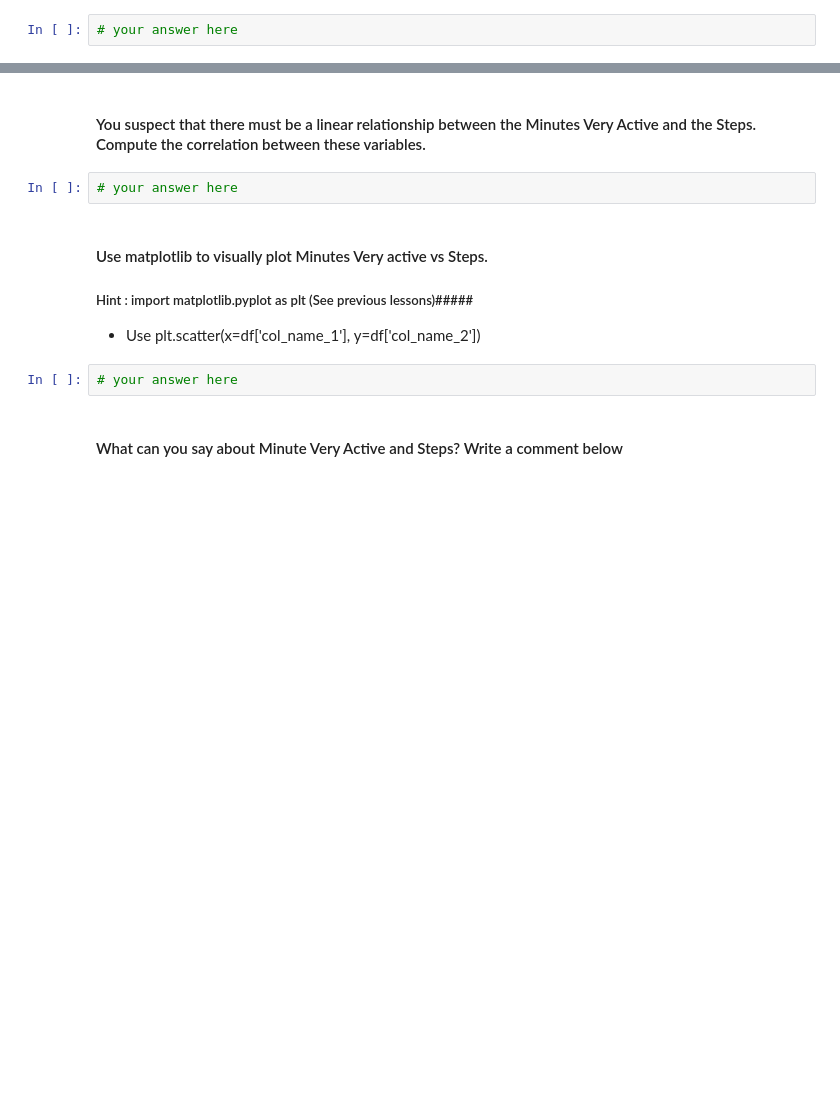
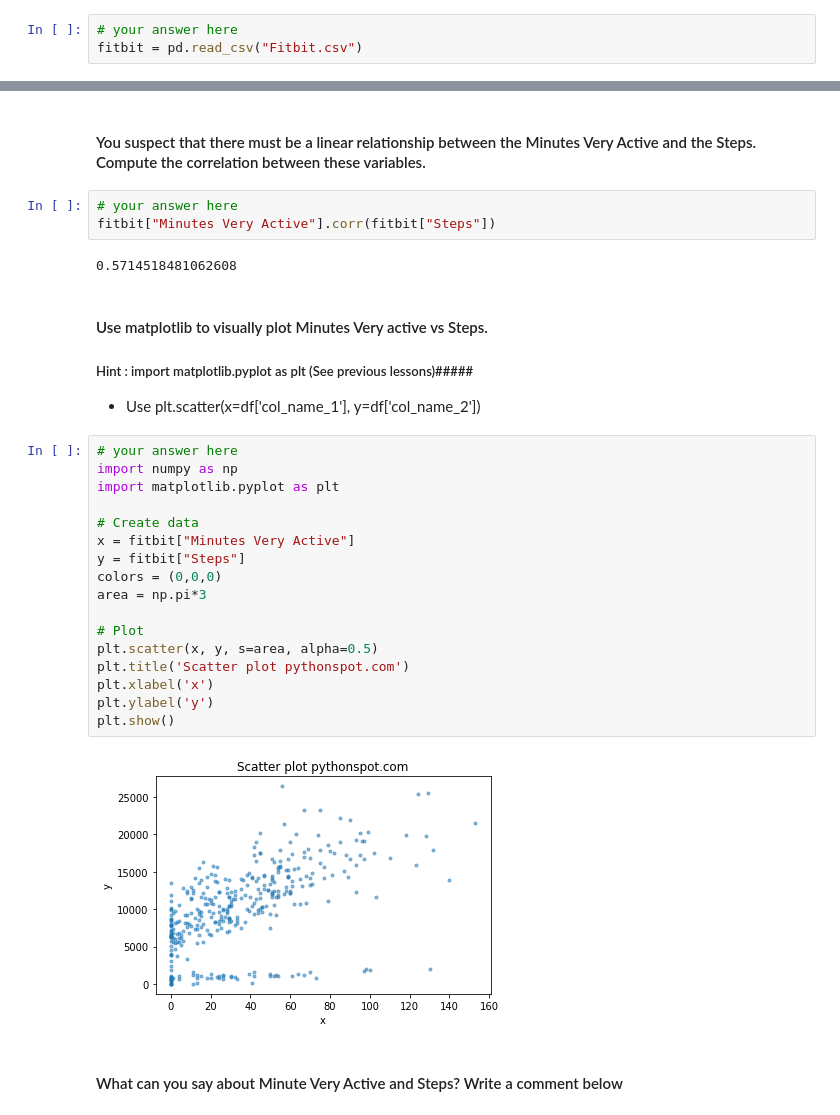
Before and after one commit to ta-datapt-bcn/lab-pivot-table-and-correlation, a Jupyter notebook: your_code/main.ipynb, the cells around one changed output, grey strips where cells are left out. Drawn from its saved outputs; the diff is of its cells as text; blank space fills up the shorter version.

```diff
--- a/your_code/main.ipynb
+++ b/your_code/main.ipynb
@@ -70,6 +173,7 @@
 #### Open the ` Fitbit.csv` file and name your dataset `fitbit`
 # %%
 # your answer here
+fitbit = pd.read_csv("Fitbit.csv")
 # %% [markdown]
 #### Explore you dataset in terms of data types and descriptive statistics
 #### *Hint: Use Pandas functions from previous lectures*
@@ -81,13 +233,33 @@
 #### You suspect that there must be a linear relationship between the Minutes Very Active and the Steps. Compute the correlation between these variables.
 # %%
 # your answer here
+fitbit["Minutes Very Active"].corr(fitbit["Steps"])
+# %% [output]
+0.5714518481062608
 # %% [markdown]
 #### Use matplotlib to visually plot Minutes Very active vs Steps.
 
 ##### Hint : import matplotlib.pyplot as plt (See previous lessons)#####
 - Use plt.scatter(x=df['col_name_1'], y=df['col_name_2'])
-# %%
-# your answer here
+# %%
+# your answer here
+import numpy as np
+import matplotlib.pyplot as plt
+
+# Create data
+x = fitbit["Minutes Very Active"]
+y = fitbit["Steps"]
+colors = (0,0,0)
+area = np.pi*3
+
+# Plot
+plt.scatter(x, y, s=area, alpha=0.5)
+plt.title('Scatter plot pythonspot.com')
+plt.xlabel('x')
+plt.ylabel('y')
+plt.show()
+# %% [output]
+[figure, added]
 # %% [markdown]
 #### What can you say about Minute Very Active and Steps? Write a comment below
 # %%
```
Also changed, not shown: parts of 39 cells of this notebook.
